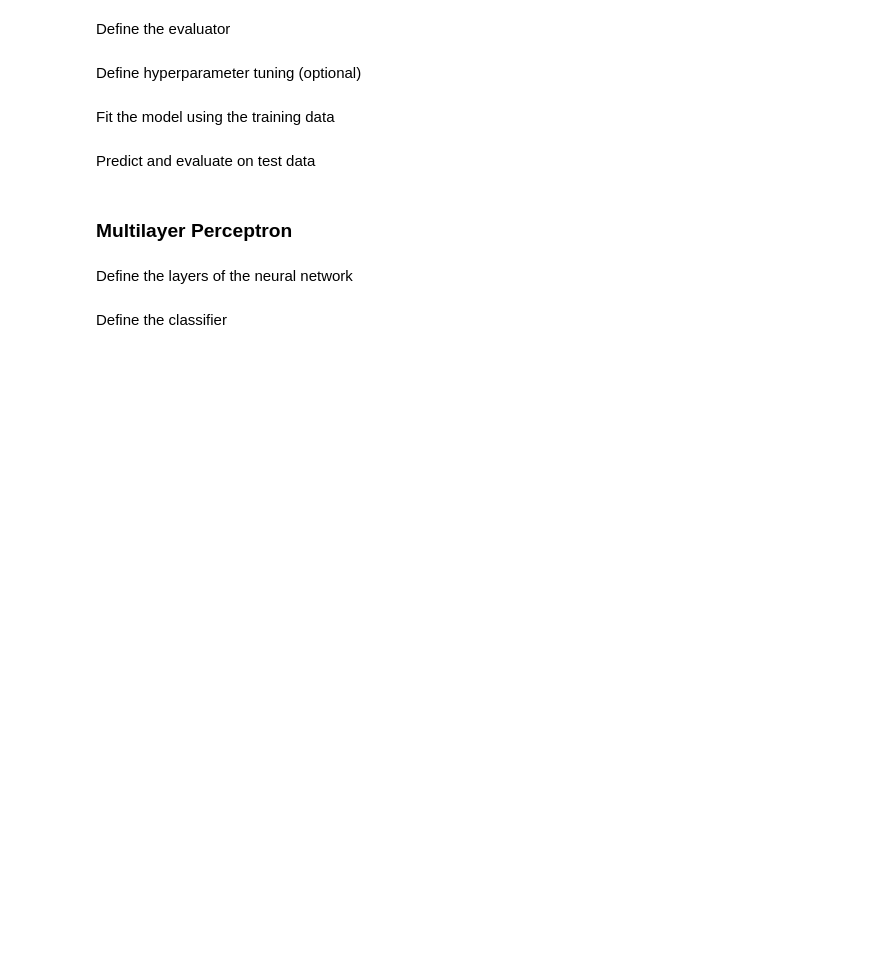
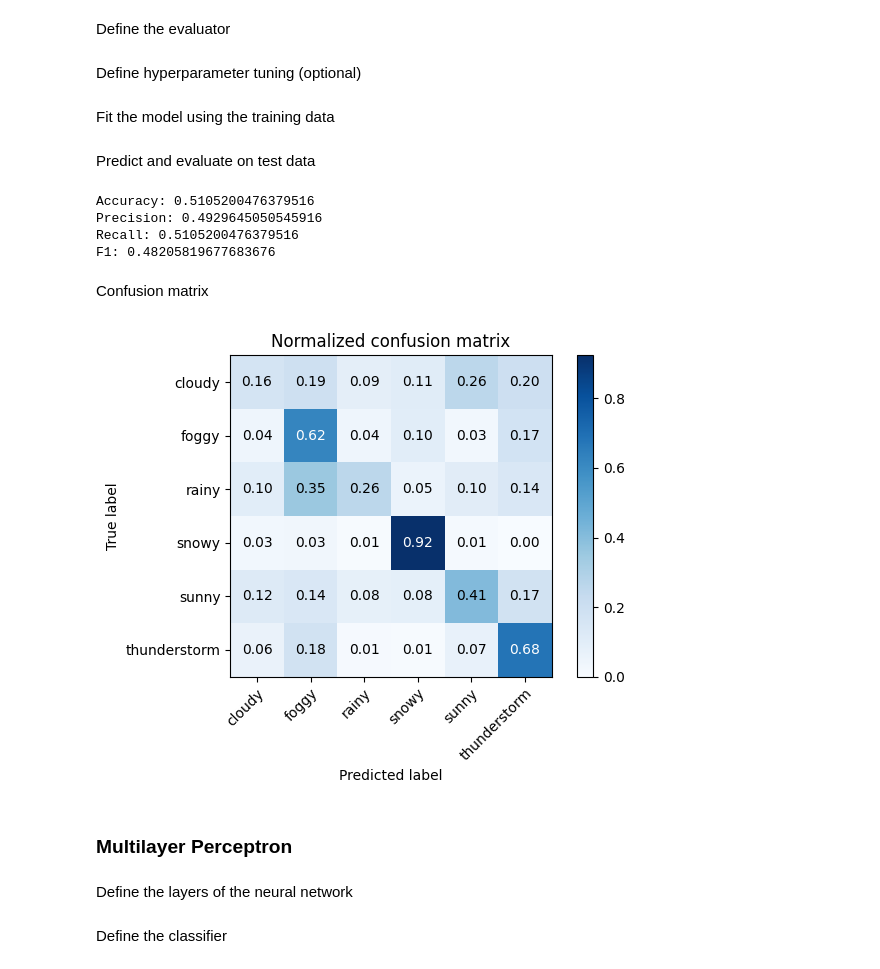
Before and after one commit to khanhdq109/Big-Data-for-Weather-Forecasting, a Jupyter notebook: pipeline.ipynb, the cells around one changed output. Drawn from its saved outputs; the diff is of its cells as text; code cells hidden in the pictures; blank space fills up the shorter version.

```diff
--- a/pipeline.ipynb
+++ b/pipeline.ipynb
@@ -276,3 +383,18 @@ accuracy = evaluate(predictions)
+# %%
+evaluate(predictions)
+# %% [output]
+Accuracy: 0.5105200476379516
+Precision: 0.4929645050545916
+Recall: 0.5105200476379516
+F1: 0.48205819677683676
+# %%
+predictions = idx_to_str.transform(predictions)
+# %% [markdown]
+Confusion matrix
+# %%
+plot_confusion_matrix(predictions, normalize = True)
+# %% [output]
+[figure, added]
 # %% [markdown]
 ### Multilayer Perceptron
 # %% [markdown]
```
Also changed, not shown: parts of 27 cells of this notebook.
